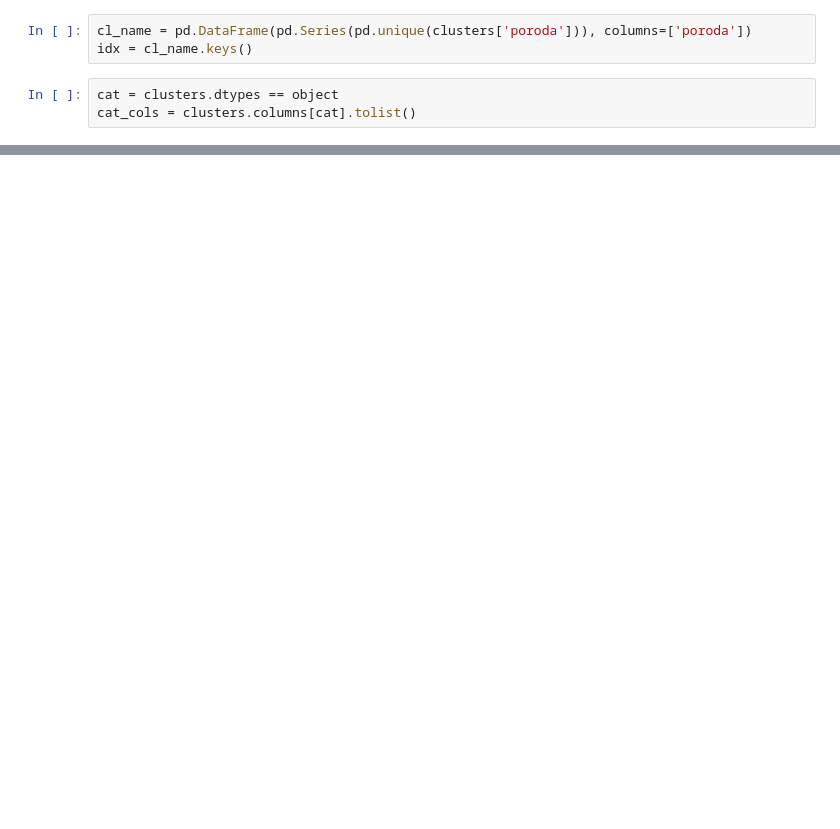
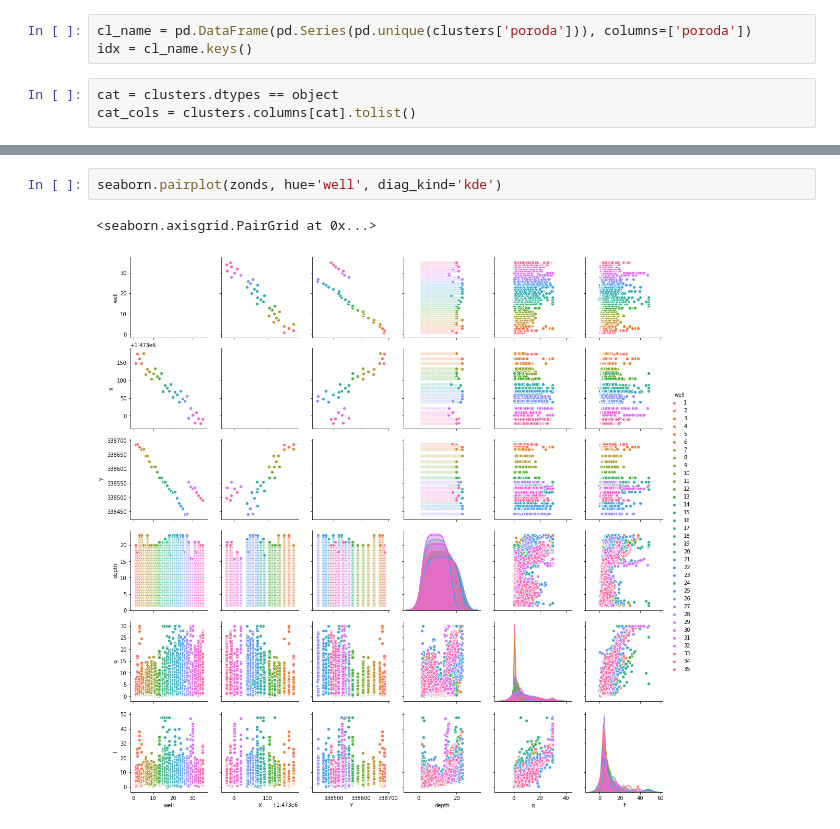
Before and after one commit to ixomaxip/ml, a Jupyter notebook: src/dev.ipynb, the cells around one changed output, grey strips where cells are left out. Cells and saved outputs as stored; diff of their text form; blank space fills up the shorter version.

```diff
--- a/src/dev.ipynb
+++ b/src/dev.ipynb
@@ -27,0 +109,5 @@ cat_cols = clusters.columns[cat].tolist()
+# %%
+seaborn.pairplot(zonds, hue='well', diag_kind='kde')
+# %% [output]
+<seaborn.axisgrid.PairGrid at 0x...>
+[figure, added]
```
Also changed, not shown: parts of 10 cells of this notebook, 1 other file.
